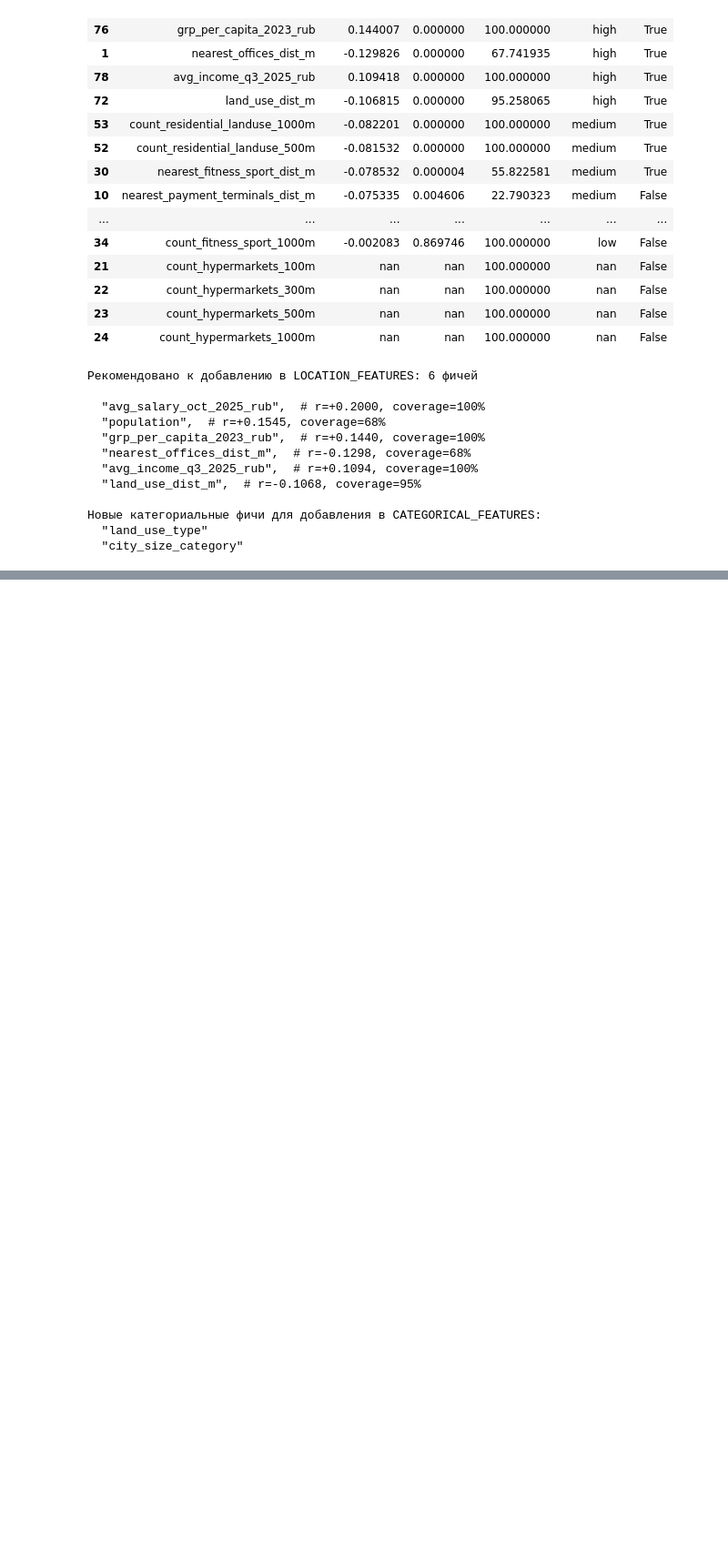
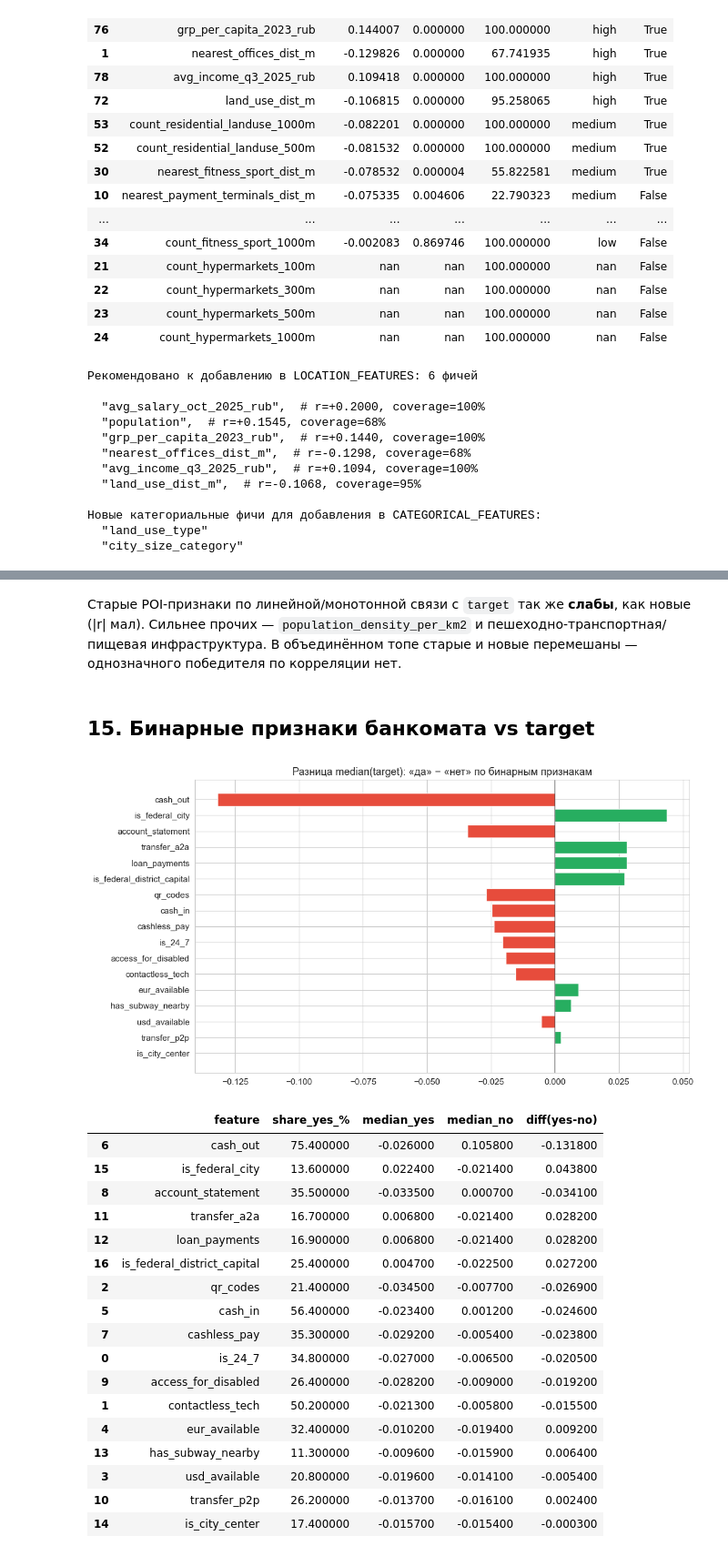
Before and after one commit to Khamoon7/GeoATM-popularity, a Jupyter notebook: notebooks/EDA_new_features.ipynb, the cells around one changed output, grey strips where cells are left out. Shown at 91% size. Cells and saved outputs as stored; diff of their text form; code cells hidden in the pictures; blank space fills up the shorter version.

```diff
--- a/notebooks/EDA_new_features.ipynb
+++ b/notebooks/EDA_new_features.ipynb
@@ -686,0 +784,50 @@ for c in new_cat_for_model:
+# %% [markdown]
+Старые POI-признаки по линейной/монотонной связи с `target` так же **слабы**, как новые (|r| мал). Сильнее прочих — `population_density_per_km2` и пешеходно-транспортная/пищевая инфраструктура. В объединённом топе старые и новые перемешаны — однозначного победителя по корреляции нет.
+# %% [markdown]
+## 15. Бинарные признаки банкомата vs target
+# %%
+bin_flags = ['is_24_7', 'contactless_tech', 'qr_codes', 'usd_available', 'eur_available',
+             'cash_in', 'cash_out', 'cashless_pay', 'account_statement', 'access_for_disabled',
+             'transfer_p2p', 'transfer_a2a', 'loan_payments', 'has_subway_nearby',
+             'is_city_center', 'is_federal_city', 'is_federal_district_capital']
+bin_flags = [c for c in bin_flags if c in df.columns]
+
+rows = []
+for c in bin_flags:
+    f = pd.to_numeric(df[c].astype('float'), errors='coerce')
+    sub = pd.DataFrame({'flag': f, 't': df[TARGET]}).dropna()
+    m1 = sub.loc[sub['flag'] == 1, 't'].median()
+    m0 = sub.loc[sub['flag'] == 0, 't'].median()
+    rows.append({'feature': c, 'share_yes_%': round(sub['flag'].mean() * 100, 1),
+                 'median_yes': round(m1, 4) if pd.notna(m1) else np.nan,
+                 'median_no': round(m0, 4) if pd.notna(m0) else np.nan,
+                 'diff(yes-no)': round(m1 - m0, 4) if pd.notna(m1) and pd.notna(m0) else np.nan})
+bin_df = pd.DataFrame(rows).sort_values('diff(yes-no)', key=lambda s: s.abs(), ascending=False)
+
+fig, ax = plt.subplots(figsize=(11, 6))
+colors = ['#27ae60' if d > 0 else '#e74c3c' for d in bin_df['diff(yes-no)']]
+ax.barh(bin_df['feature'][::-1], bin_df['diff(yes-no)'][::-1], color=colors[::-1])
+ax.axvline(0, color='black', lw=.8)
+ax.set_title('Разница median(target): «да» − «нет» по бинарным признакам')
+plt.tight_layout(); plt.show()
+display(bin_df.style.background_gradient(cmap='RdYlGn', subset=['diff(yes-no)']))
+# %% [output]
+[figure, added]
+|  | feature | share_yes_% | median_yes | median_no | diff(yes-no) |
+| 6 | cash_out | 75.400000 | -0.026000 | 0.105800 | -0.131800 |
+| 15 | is_federal_city | 13.600000 | 0.022400 | -0.021400 | 0.043800 |
+| 8 | account_statement | 35.500000 | -0.033500 | 0.000700 | -0.034100 |
+| 11 | transfer_a2a | 16.700000 | 0.006800 | -0.021400 | 0.028200 |
+| 12 | loan_payments | 16.900000 | 0.006800 | -0.021400 | 0.028200 |
+| 16 | is_federal_district_capital | 25.400000 | 0.004700 | -0.022500 | 0.027200 |
+| 2 | qr_codes | 21.400000 | -0.034500 | -0.007700 | -0.026900 |
+| 5 | cash_in | 56.400000 | -0.023400 | 0.001200 | -0.024600 |
+| 7 | cashless_pay | 35.300000 | -0.029200 | -0.005400 | -0.023800 |
+| 0 | is_24_7 | 34.800000 | -0.027000 | -0.006500 | -0.020500 |
+| 9 | access_for_disabled | 26.400000 | -0.028200 | -0.009000 | -0.019200 |
+| 1 | contactless_tech | 50.200000 | -0.021300 | -0.005800 | -0.015500 |
+| 4 | eur_available | 32.400000 | -0.010200 | -0.019400 | 0.009200 |
+| 13 | has_subway_nearby | 11.300000 | -0.009600 | -0.015900 | 0.006400 |
+| 3 | usd_available | 20.800000 | -0.019600 | -0.014100 | -0.005400 |
+| 10 | transfer_p2p | 26.200000 | -0.013700 | -0.016100 | 0.002400 |
+| 14 | is_city_center | 17.400000 | -0.015700 | -0.015400 | -0.000300 |
```
Also changed, not shown: parts of 18 cells of this notebook.
